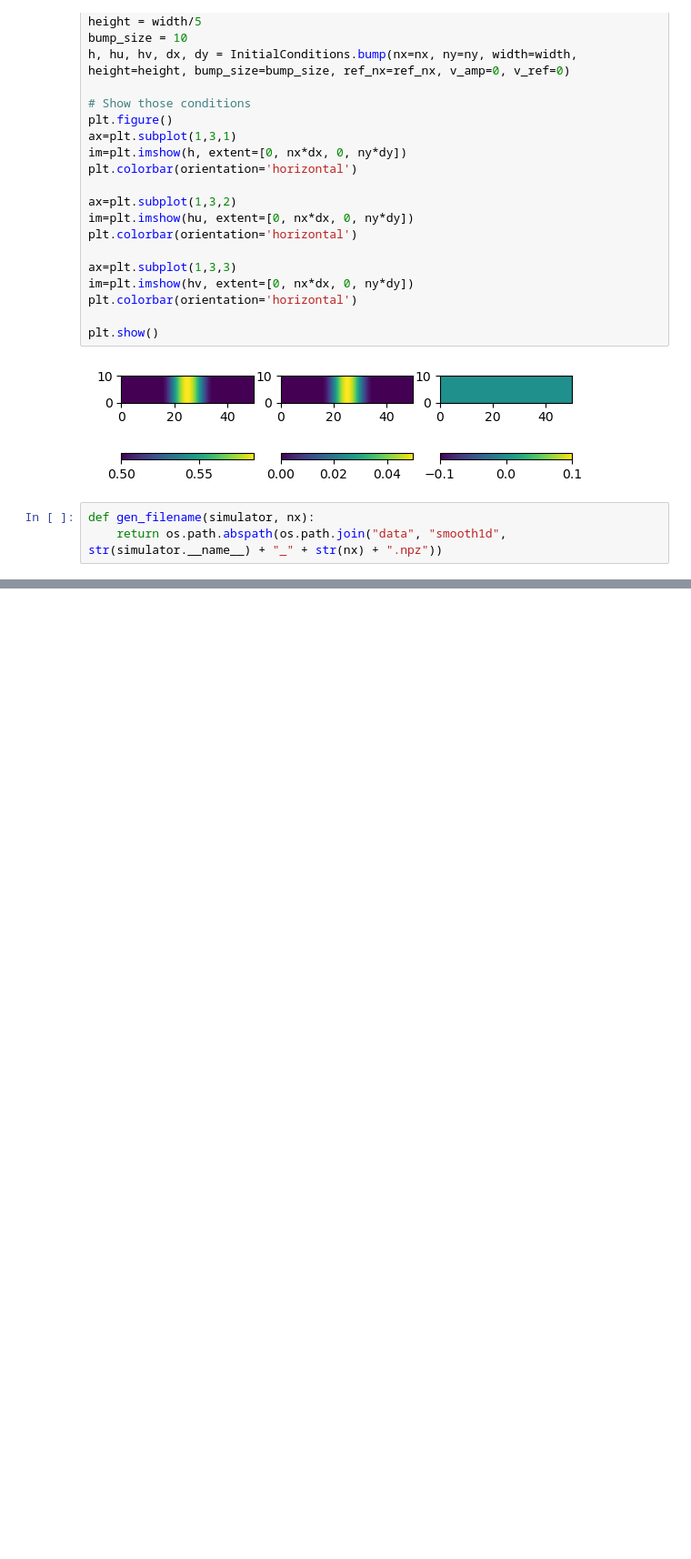
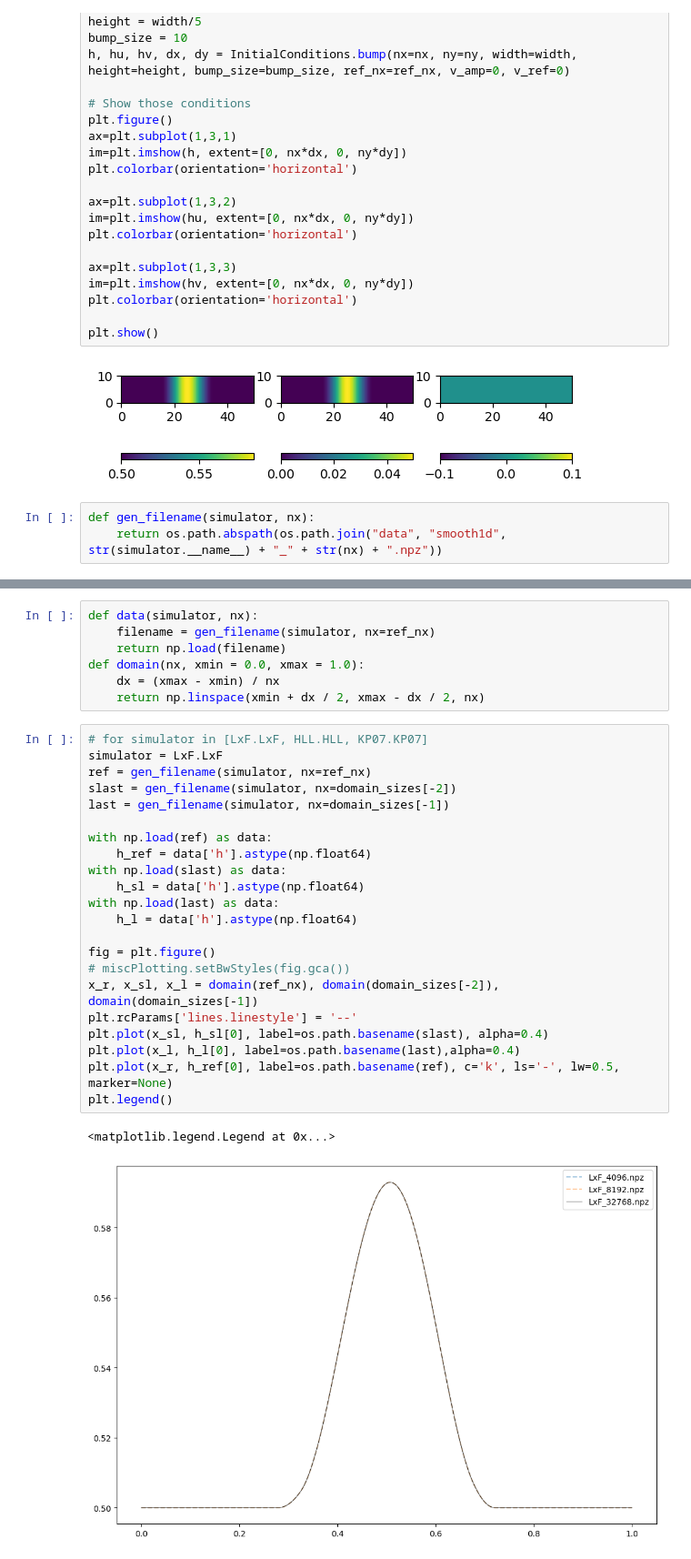
Before and after one commit to aadi-bh/FiniteVolumeGPU, a Jupyter notebook: TimeToSolutionSmooth1D.ipynb, the cells around one changed output, grey strips where cells are left out. Shown at 91% size. Saved outputs shown, nothing was run; the diff lists cells and outputs as text; blank space fills up the shorter version.

```diff
--- a/TimeToSolutionSmooth1D.ipynb
+++ b/TimeToSolutionSmooth1D.ipynb
@@ -372,0 +436,32 @@ miscPlotting.save_figure(fig, "time_to_solution")
+# %%
+def data(simulator, nx):
+    filename = gen_filename(simulator, nx=ref_nx)
+    return np.load(filename)
+def domain(nx, xmin = 0.0, xmax = 1.0):
+    dx = (xmax - xmin) / nx
+    return np.linspace(xmin + dx / 2, xmax - dx / 2, nx)
+# %%
+# for simulator in [LxF.LxF, HLL.HLL, KP07.KP07]
+simulator = LxF.LxF
+ref = gen_filename(simulator, nx=ref_nx)
+slast = gen_filename(simulator, nx=domain_sizes[-2])
+last = gen_filename(simulator, nx=domain_sizes[-1])
+
+with np.load(ref) as data:
+    h_ref = data['h'].astype(np.float64)
+with np.load(slast) as data:
+    h_sl = data['h'].astype(np.float64)
+with np.load(last) as data:
+    h_l = data['h'].astype(np.float64)
+
+fig = plt.figure()
+# miscPlotting.setBwStyles(fig.gca())
+x_r, x_sl, x_l = domain(ref_nx), domain(domain_sizes[-2]), domain(domain_sizes[-1])
+plt.rcParams['lines.linestyle'] = '--'
+plt.plot(x_sl, h_sl[0], label=os.path.basename(slast), alpha=0.4)
+plt.plot(x_l, h_l[0], label=os.path.basename(last),alpha=0.4)
+plt.plot(x_r, h_ref[0], label=os.path.basename(ref), c='k', ls='-', lw=0.5, marker=None)
+plt.legend()
+# %% [output]
+<matplotlib.legend.Legend at 0x...>
+[figure, added]
```
Also changed, not shown: parts of 37 cells of this notebook.
